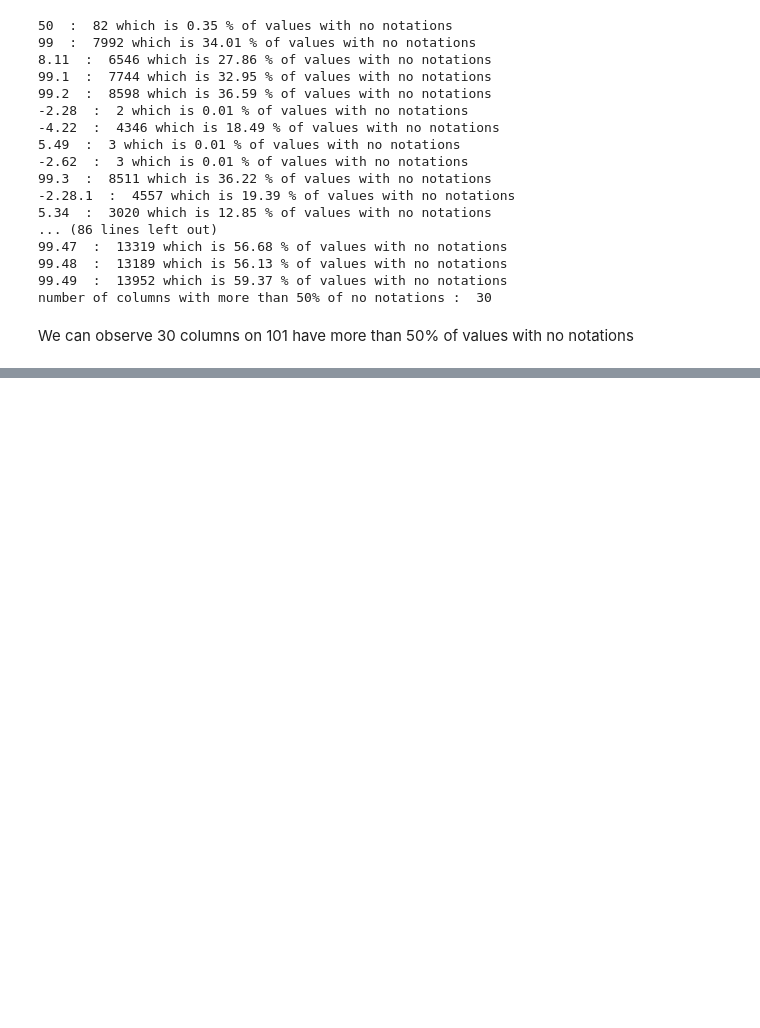
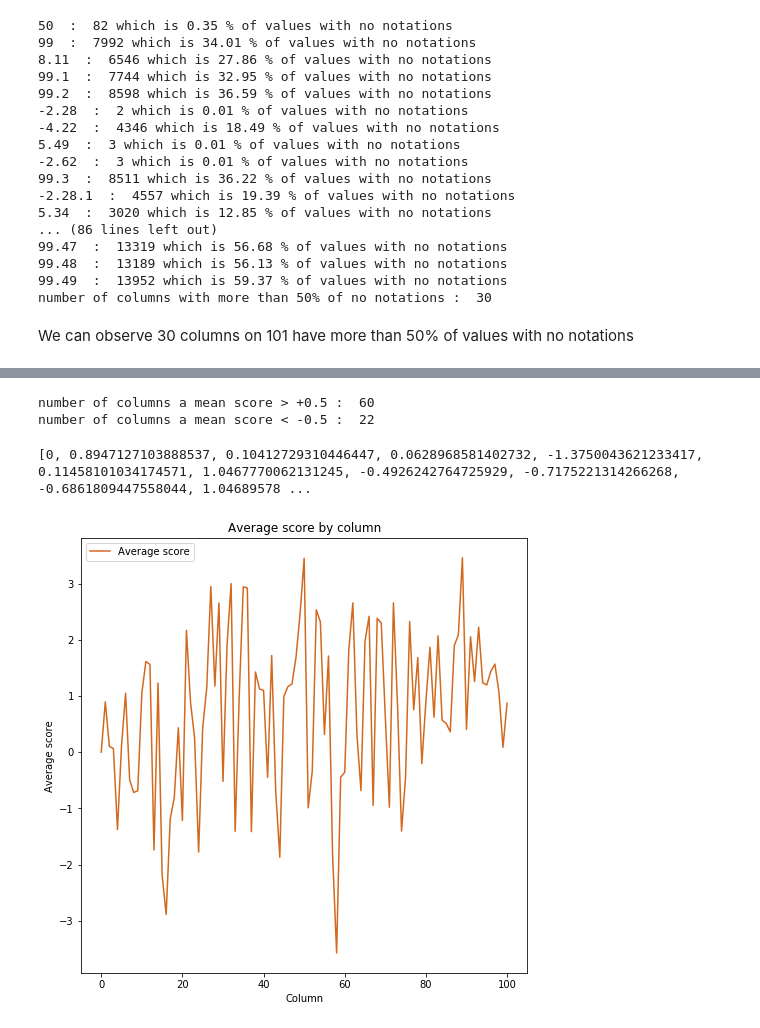
Before and after one commit to vaibhavsahu0101/Jester_AI, a Jupyter notebook: Jester_jokes_data_description.ipynb, the cells around one changed output, grey strips where cells are left out. Cells and saved outputs as stored; diff of their text form; code cells hidden in the pictures; blank space fills up the shorter version.

```diff
--- a/Jester_jokes_data_description.ipynb
+++ b/Jester_jokes_data_description.ipynb
@@ -208,0 +211,22 @@ We can observe 30 columns on 101 have more than 50% of values with no notations
+# %%
+cpt_col_good = 0
+cpt_col_wrong = 0
+test_value = 0.5
+col_mean = []
+for col in data.columns:
+    tot = 0 #used to add all the rated values
+    cpt = 0 # number of data with rated values
+    for val in data[col]:
+        if (val > -10 and val <10):
+            tot +=val
+            cpt +=1
+    if cpt != 0:
+        mean_col = tot / cpt
+    else :
+        mean_col = 0
+    print ("Mean score for ", col, " : ", mean_col)
+    col_mean.append(mean_col)
+    if (mean_col > test_value):
+        cpt_col_good +=1
+    if (mean_col < -test_value):
+        cpt_col_wrong +=1
@@ -208,0 +273,20 @@ We can observe 30 columns on 101 have more than 50% of values with no notations
+# %%
+print("number of columns a mean score > +%s : "%test_value, cpt_col_good)
+print("number of columns a mean score < -%s : "%test_value, cpt_col_wrong)
+# %% [output]
+number of columns a mean score > +0.5 :  60
+number of columns a mean score < -0.5 :  22
+# %%
+print (col_mean)
+# %% [output]
+[0, 0.8947127103888537, 0.10412729310446447, 0.0628968581402732, -1.3750043621233417, 0.11458101034174571, 1.0467770062131245, -0.4926242764725929, -0.7175221314266268, -0.6861809447558044, 1.04689578 ...
+# %%
+fig = plt.figure(figsize=(8, 8))
+plt.plot(col_mean, label='Average score', color='chocolate')
+plt.legend()
+plt.xlabel('Column')
+plt.ylabel('Average score')
+plt.title("Average score by column")
+plt.show()
+# %% [output]
+[figure, added]
```
Also changed, not shown: parts of 12 cells of this notebook.
